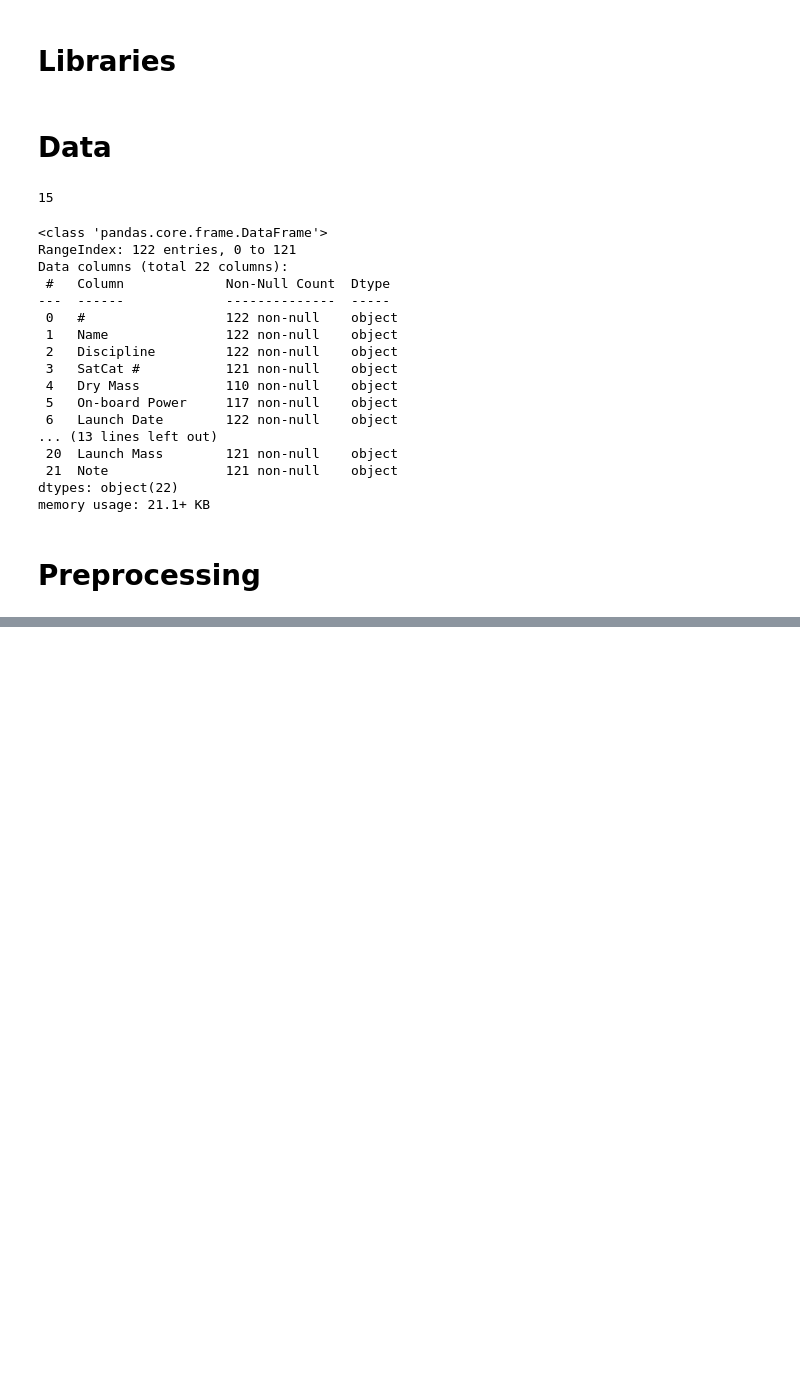
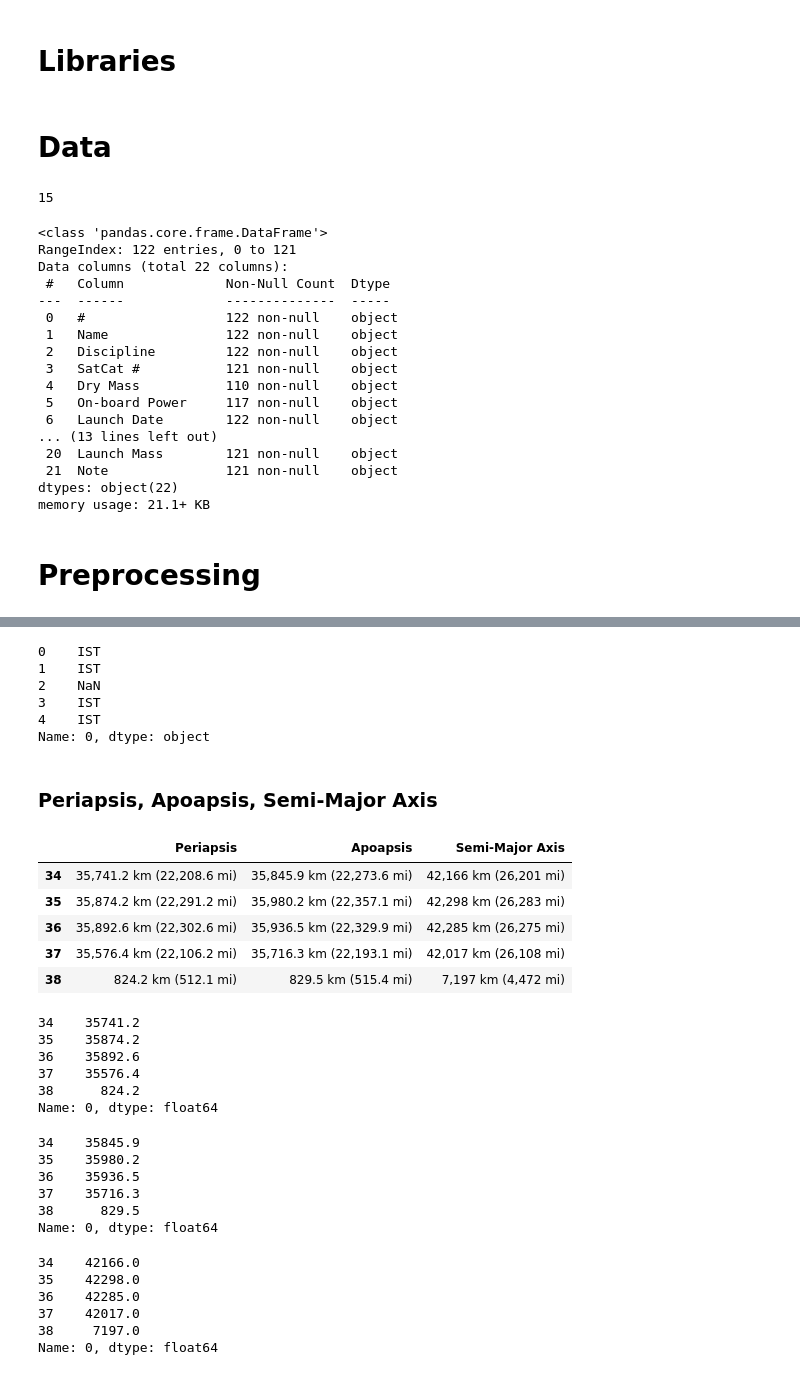
Before and after one commit to imdevskp/isro_missions_list, a Jupyter notebook: wiki_scrap_clean.ipynb, the cells around one changed output, grey strips where cells are left out. Cells and saved outputs as stored; diff of their text form; code cells hidden in the pictures; blank space fills up the shorter version.

```diff
--- a/wiki_scrap_clean.ipynb
+++ b/wiki_scrap_clean.ipynb
@@ -132,0 +260,5 @@ full_table['Launch Date'] = full_table['Launch Date'].str.extract('(\d+ [A-Za-z]
+# %%
+on_board_power_in_W = full_table['On-board Power'].str.extract('(\d*)')[0]
+on_board_power_in_W = pd.to_numeric(on_board_power_in_W, errors='coerce')
+
+on_board_power_in_W.head()
@@ -132,0 +272,3 @@ full_table['Launch Date'] = full_table['Launch Date'].str.extract('(\d+ [A-Za-z]
+# %%
+full_table['On-board Power'] = on_board_power_in_W
+full_table = full_table.rename(columns={"On-board Power": "On-board Power in W"})
@@ -150,0 +286,7 @@ full_table['Launch Date'].str.extract('(\d{1,2})')
+# %%
+launch_date = full_table['Launch Date'].str.extract('(\d+ [A-Za-z]+ \d{4})')[0]
+launch_date = pd.to_datetime(launch_date, errors='coerce')
+
+launch_time = full_table['Launch Date'].str.extract('(\d{1,2}\:\d{1,2}(\:\d{1,2})?)')[0]
+
+launch_time_zone = full_table['Launch Date'].str.extract('([A-Z]{3})')[0]
@@ -150,0 +311,24 @@ full_table['Launch Date'].str.extract('(\d{1,2})')
+# %%
+launch_time_zone.head()
+# %% [output]
+0    IST
+1    IST
+2    NaN
+3    IST
+4    IST
+Name: 0, dtype: object
+# %%
+full_table['Launch Date'] = launch_date
+full_table['Launch Time'] = launch_time
+full_table['Launch Timezone'] = launch_time_zone
+# %% [markdown]
+### Periapsis, Apoapsis, Semi-Major Axis
+# %%
+full_table[['Periapsis', 'Apoapsis', 'Semi-Major Axis']][34:39]
+# %% [output]
+|  | Periapsis | Apoapsis | Semi-Major Axis |
+| 34 | 35,741.2 km (22,208.6 mi) | 35,845.9 km (22,273.6 mi) | 42,166 km (26,201 mi) |
+| 35 | 35,874.2 km (22,291.2 mi) | 35,980.2 km (22,357.1 mi) | 42,298 km (26,283 mi) |
+| 36 | 35,892.6 km (22,302.6 mi) | 35,936.5 km (22,329.9 mi) | 42,285 km (26,275 mi) |
+| 37 | 35,576.4 km (22,106.2 mi) | 35,716.3 km (22,193.1 mi) | 42,017 km (26,108 mi) |
+| 38 | 824.2 km (512.1 mi) | 829.5 km (515.4 mi) | 7,197 km (4,472 mi) |
@@ -150,0 +344,27 @@ full_table['Launch Date'].str.extract('(\d{1,2})')
+# %%
+periapsis_in_km[34:39]
+# %% [output]
+34    35741.2
+35    35874.2
+36    35892.6
+37    35576.4
+38      824.2
+Name: 0, dtype: float64
+# %%
+apoapsis_in_km[34:39]
+# %% [output]
+34    35845.9
+35    35980.2
+36    35936.5
+37    35716.3
+38      829.5
+Name: 0, dtype: float64
+# %%
+semi_major_axis_in_km[34:39]
+# %% [output]
+34    42166.0
+35    42298.0
+36    42285.0
+37    42017.0
+38     7197.0
+Name: 0, dtype: float64
```
Also changed, not shown: parts of 59 cells of this notebook.
